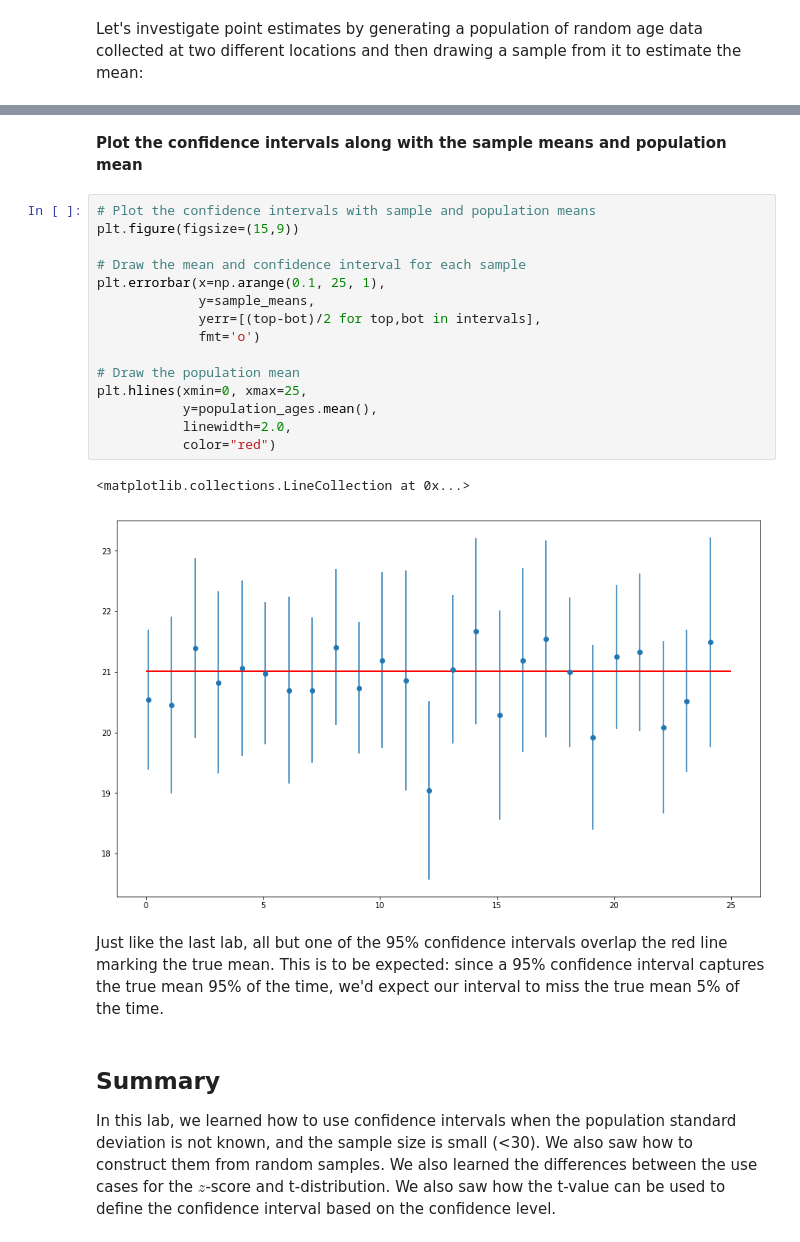
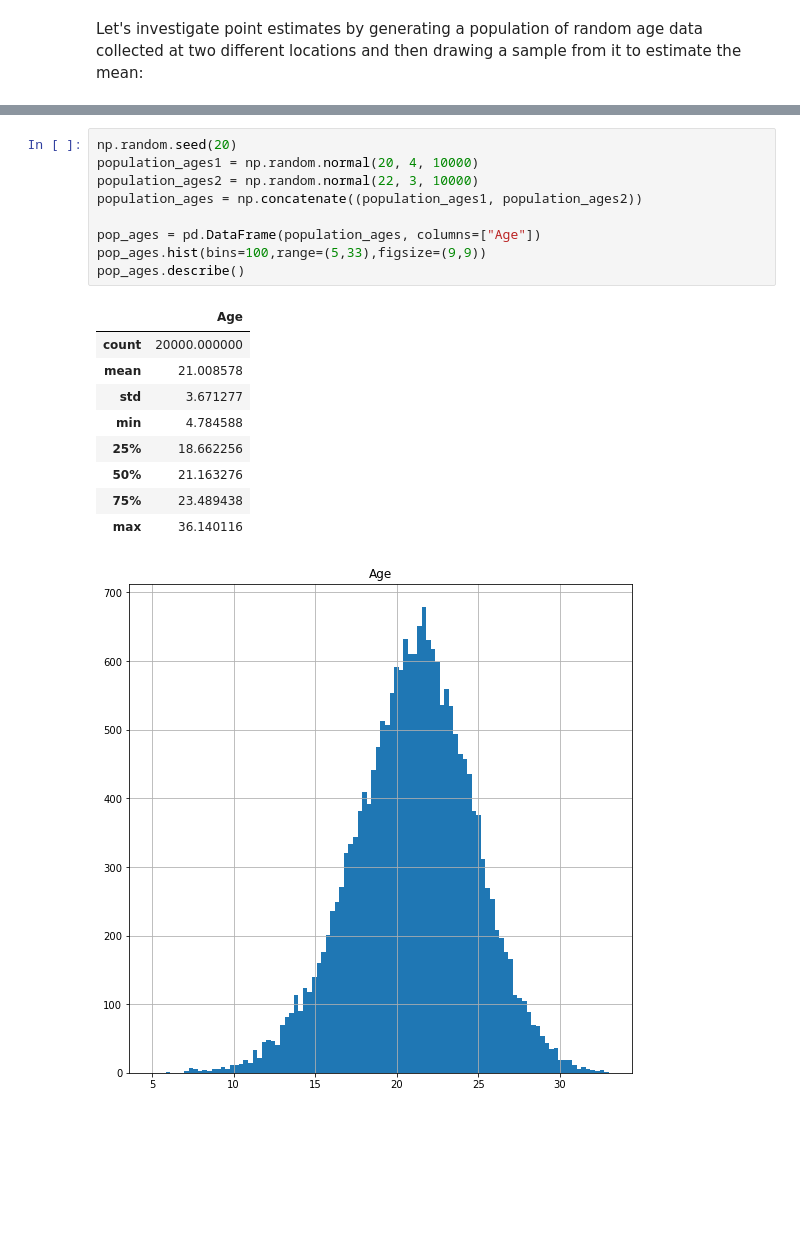
Before and after one commit to learn-co-curriculum/dsc-intervals-with-t-distribution-lab, a Jupyter notebook: index.ipynb, the cells around one changed output, grey strips where cells are left out. Cells and saved outputs as stored; diff of their text form; blank space fills up the shorter version.

```diff
--- a/index.ipynb
+++ b/index.ipynb
@@ -187,26 +36,20 @@ for sample in range(25):
-# %% [markdown]
-**Plot the confidence intervals along with the sample means and population mean**
-# %%
-# Plot the confidence intervals with sample and population means
-plt.figure(figsize=(15,9))
-
-# Draw the mean and confidence interval for each sample
-plt.errorbar(x=np.arange(0.1, 25, 1),
-             y=sample_means,
-             yerr=[(top-bot)/2 for top,bot in intervals],
-             fmt='o')
-
-# Draw the population mean
-plt.hlines(xmin=0, xmax=25,
-           y=population_ages.mean(),
-           linewidth=2.0,
-           color="red")
-# %% [output]
-<matplotlib.collections.LineCollection at 0x...>
-[figure, removed]
-# %% [markdown]
-Just like the last lab, all but one of the 95% confidence intervals overlap the red line marking the true mean. This is to be expected: since a 95% confidence interval captures the true mean 95% of the time, we'd expect our interval to miss the true mean 5% of the time.
-# %% [markdown]
-## Summary
-
-In this lab, we learned how to use confidence intervals when the population standard deviation is not known, and the sample size is small (<30). We also saw how to construct them from random samples. We also learned the differences between the use cases for the $z$-score and t-distribution. We also saw how the t-value can be used to define the confidence interval based on the confidence level.
+# %%
+np.random.seed(20)
+population_ages1 = np.random.normal(20, 4, 10000)
+population_ages2 = np.random.normal(22, 3, 10000)
+population_ages = np.concatenate((population_ages1, population_ages2))
+
+pop_ages = pd.DataFrame(population_ages, columns=["Age"])
+pop_ages.hist(bins=100,range=(5,33),figsize=(9,9))
+pop_ages.describe()
+# %% [output]
+|  | Age |
+| count | 20000.000000 |
+| mean | 21.008578 |
+| std | 3.671277 |
+| min | 4.784588 |
+| 25% | 18.662256 |
+| 50% | 21.163276 |
+| 75% | 23.489438 |
+| max | 36.140116 |
+[figure, added]
```
Also changed, not shown: parts of 34 cells of this notebook, 15 other files.
